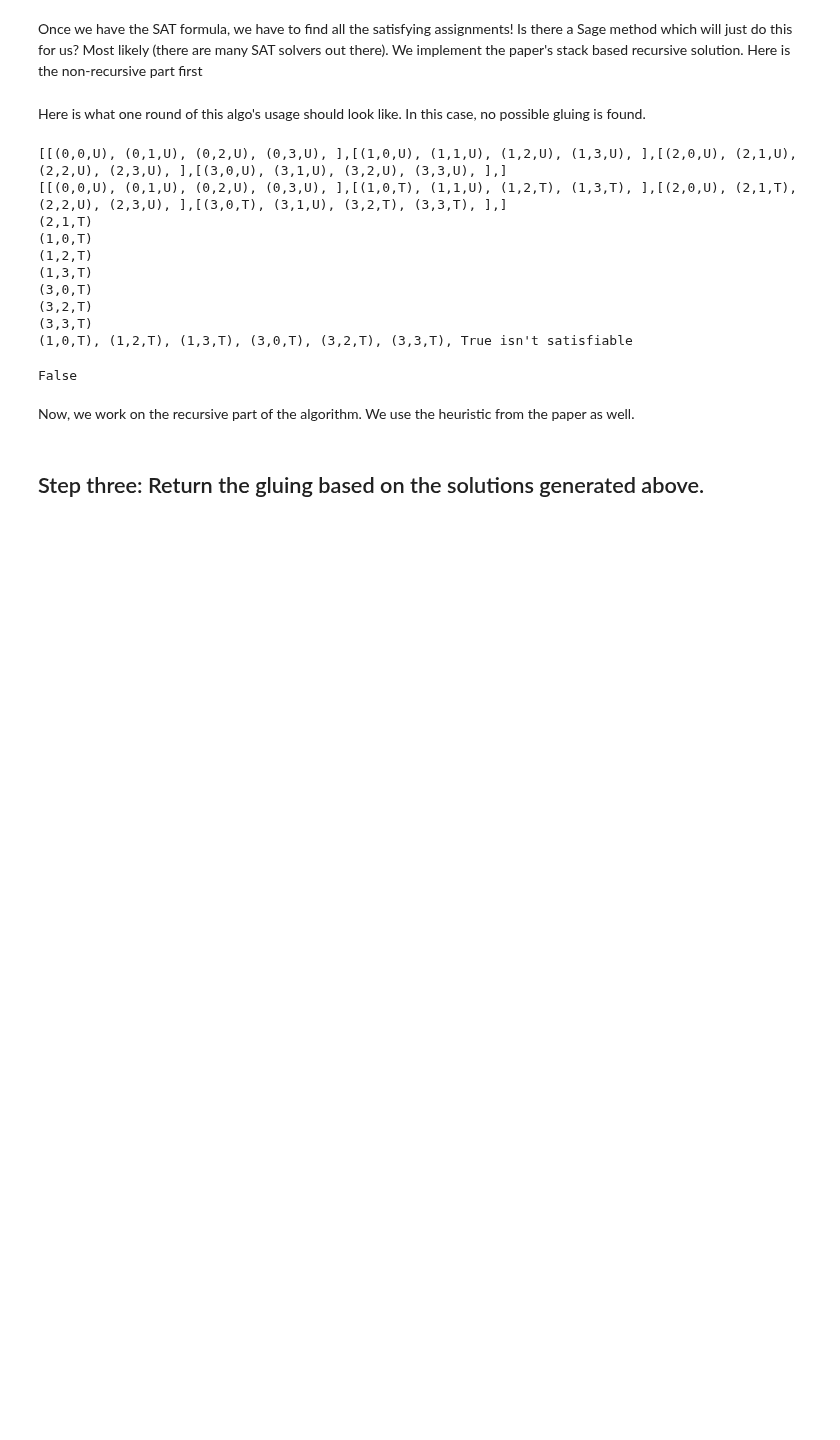
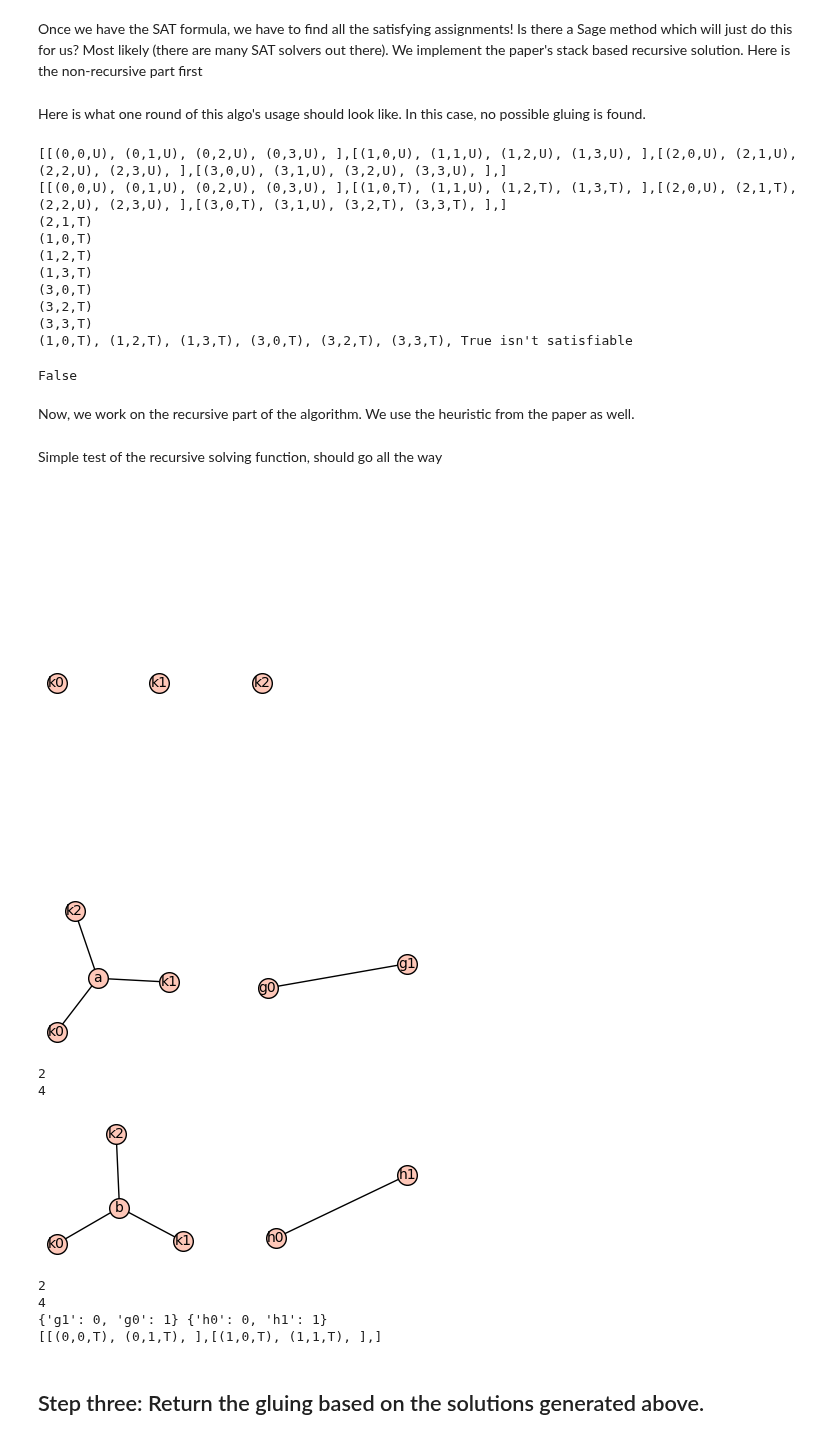
Before and after one commit to polymathjr/polymathjr-ramsey, a Jupyter notebook: r-five-five/gluing-method-2/Method2_R55_Paper.ipynb, the cells around one changed output. Saved outputs shown, nothing was run; the diff lists cells and outputs as text; code cells hidden in the pictures; blank space fills up the shorter version.

Commit message:
Add test for `recursive_solving()` and fix resulting problems
Adds a quick test for the `recursive_solving()` method and fixes some of the problems that this test revealed.

```diff
--- a/r-five-five/gluing-method-2/Method2_R55_Paper.ipynb
+++ b/r-five-five/gluing-method-2/Method2_R55_Paper.ipynb
@@ -368,10 +368,11 @@ def stack_algo(stack):
                 num_variables = len(i_clause.potential_edges)
                 #This means all are FALSE
                 if i_clause.num_undesired == num_variables:
+                    print(str(i_clause) + " isn't satisfiable")
                     return False
                 #this means all are FALSE except one variable
                 elif i_clause.num_undesired == num_variables - 1 and i_clause.num_unknown == 1:
-                    for beta in i_clause:
+                    for beta in i_clause.potential_edges:
                         if beta.exists == gc.EdgeExists.UNKNOWN:
                             beta.set_exists(gc.EdgeExists.TRUE)
                             print(str(beta) + " is now true")
@@ -385,7 +386,7 @@ def stack_algo(stack):
                     return False
                 #this means all are TRUE except one variable
                 elif c_clause.num_undesired == num_variables - 1 and c_clause.num_unknown == 1:
-                    for beta in c_clause:
+                    for beta in c_clause.potential_edges:
                         if beta.exists == gc.EdgeExists.UNKNOWN:
                             beta.set_exists(gc.EdgeExists.FALSE)
                             print(str(beta) + " is now false")
@@ -458,9 +459,9 @@ def recursive_solving(M, clauses, stack):
             for i in range(num_rows):
                 for j in range(num_cols):
                     if M.matrix[i][j].exists == gc.EdgeExists.TRUE:
-                        M_copy[i][j].exists = gc.EdgeExists.TRUE
+                        M_copy.matrix[i][j].exists = gc.EdgeExists.TRUE
                     elif M.matrix[i][j].exists == gc.EdgeExists.FALSE:
-                        M_copy[i][j].exists = gc.EdgeExists.FALSE
+                        M_copy.matrix[i][j].exists = gc.EdgeExists.FALSE
 
             #Using the paper's heuristic to decide what variable to add to the stack
             next_vertex = unknown_list[0]
@@ -471,7 +472,7 @@ def recursive_solving(M, clauses, stack):
                     num_variables = len(c_clause.potential_edges)
                     if c_clause.num_unknown == 2 and c_clause.num_undesired == num_variables - 2:
                         num_forcing += 1
-                for i_clause in unknown_candidate.ind_set_clause:
+                for i_clause in unknown_candidate.ind_set_clauses:
                     num_variables = len(i_clause.potential_edges)
                     if i_clause.num_unknown == 2 and i_clause.num_undesired == num_variables - 2:
                         num_forcing += 1
@@ -489,6 +490,57 @@ def recursive_solving(M, clauses, stack):
             list2 = recursive_solving(M_copy, clauses_copy, stack_copy)
 
             return list1 + list2
+# %% [markdown]
+Simple test of the recursive solving function, should go all the way
+# %%
+K1 = graphs.EmptyGraph()
+for i in range(3):
+    vertex_label = "k" + str(i)
+    K1.add_vertex(vertex_label)
+K1.show()
+
+G1 = K1.copy()
+G1.add_vertex("a")
+G1.add_vertices(["g0", "g1"])
+G1.add_edges([("a", x) for x in K1.vertices()])
+G1.add_edge(("g0","g1"))
+G1.show()
+print(G1.clique_number())
+print(G1.complement().clique_number())
+
+H1 = K1.copy()
+H1.add_vertex("b")
+H1.add_vertices(["h0", "h1"])
+H1.add_edges([("b", x) for x in K1.vertices()])
+H1.add_edge(("h0","h1"))
+H1.show()
+print(H1.clique_number())
+print(H1.complement().clique_number())
+
+clauses1, M1, g1_map, h1_map = create_SAT_formula(G1, "a", H1, "b", K1)
+print(g1_map, h1_map)
+stack1 = []
+
+for clause in clauses1:
+    #it's an indep set clause
+    if clause.clique_clause == False and len(clause.potential_edges) == 1:
+            clause.potential_edges[0].set_exists(gc.EdgeExists.TRUE)
+            stack1.append(clause.potential_edges[0])
+
+solutions = recursive_solving(M1, clauses1, stack1)
+
+for matrix in solutions:
+    print(matrix)
+# %% [output]
+[figure, added]
+[figure, added]
+2
+4
+[figure, added]
+2
+4
+{'g1': 0, 'g0': 1} {'h0': 0, 'h1': 1}
+[[(0,0,T), (0,1,T), ],[(1,0,T), (1,1,T), ],]
 # %% [markdown]
 ## Step three: Return the gluing based on the solutions generated above.
 # %%
```
Also changed, not shown: parts of 1 cell of this notebook.
